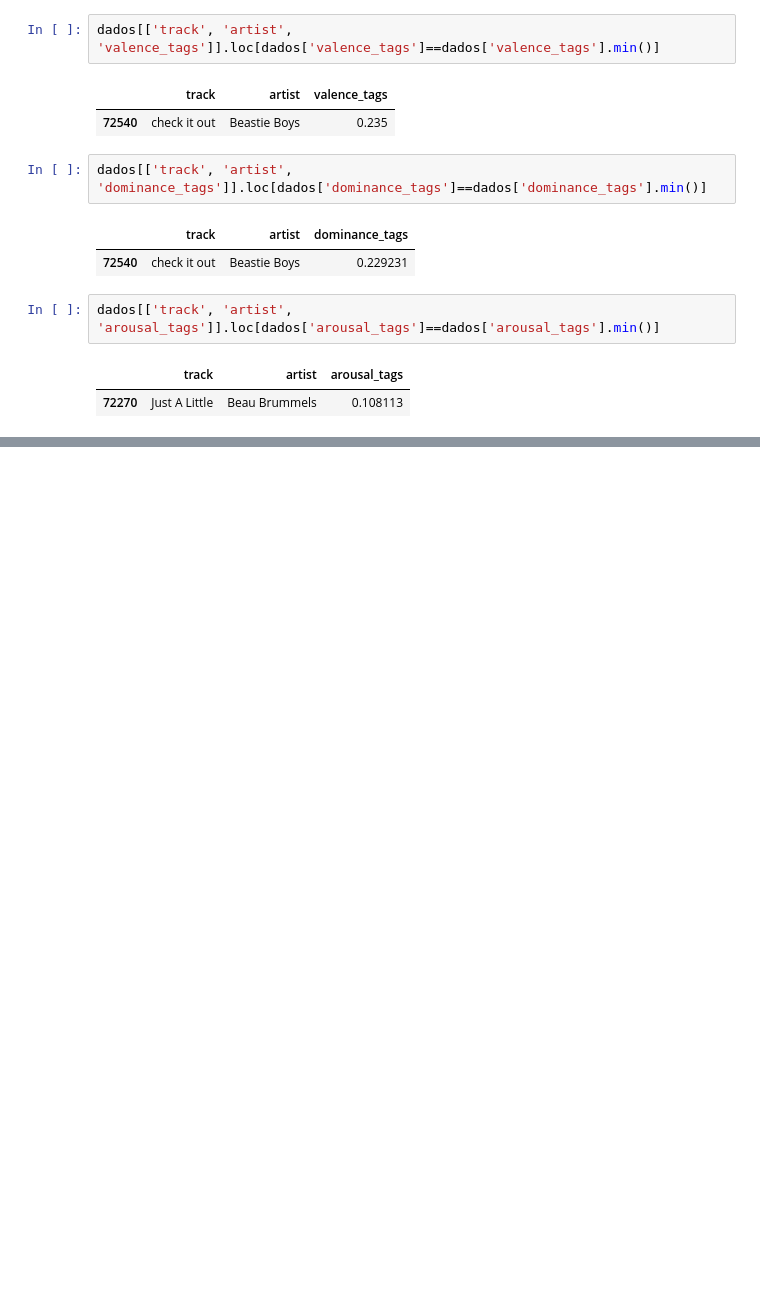
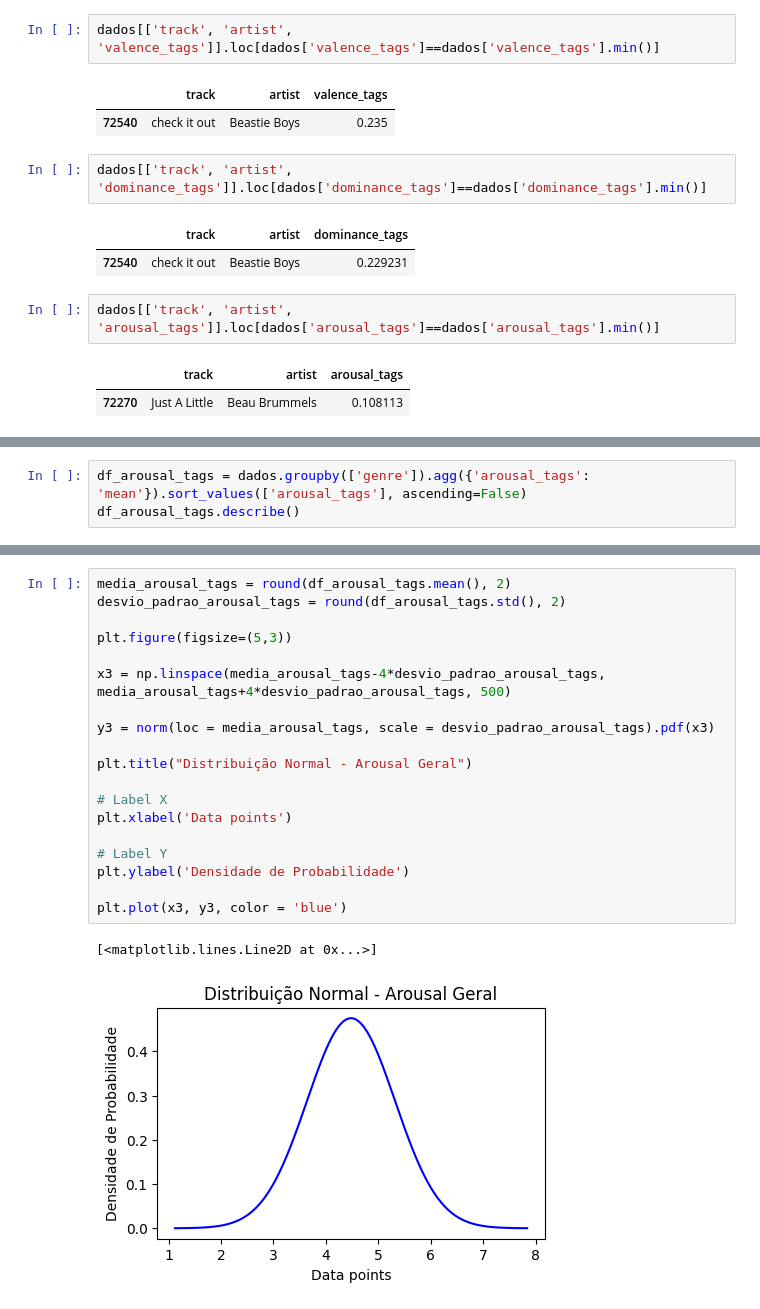
Before and after one commit to Texugo-928/EDA_Projeto_Sentimento_Musical, a Jupyter notebook: projeto-annaclara.ipynb, the cells around one changed output, grey strips where cells are left out. Cells and saved outputs as stored; diff of their text form; blank space fills up the shorter version.

```diff
--- a/projeto-annaclara.ipynb
+++ b/projeto-annaclara.ipynb
@@ -800,0 +872,3 @@ dados[['track', 'artist', 'arousal_tags']].loc[dados['arousal_tags']==dados['aro
+# %%
+df_arousal_tags = dados.groupby(['genre']).agg({'arousal_tags': 'mean'}).sort_values(['arousal_tags'], ascending=False)
+df_arousal_tags.describe()
@@ -800,0 +885,22 @@ dados[['track', 'artist', 'arousal_tags']].loc[dados['arousal_tags']==dados['aro
+# %%
+media_arousal_tags = round(df_arousal_tags.mean(), 2)
+desvio_padrao_arousal_tags = round(df_arousal_tags.std(), 2)
+
+plt.figure(figsize=(5,3))
+
+x3 = np.linspace(media_arousal_tags-4*desvio_padrao_arousal_tags, media_arousal_tags+4*desvio_padrao_arousal_tags, 500)
+
+y3 = norm(loc = media_arousal_tags, scale = desvio_padrao_arousal_tags).pdf(x3)
+
+plt.title("Distribuição Normal - Arousal Geral")
+
+# Label X
+plt.xlabel('Data points')
+
+# Label Y
+plt.ylabel('Densidade de Probabilidade')
+
+plt.plot(x3, y3, color = 'blue')
+# %% [output]
+[<matplotlib.lines.Line2D at 0x...>]
+[figure, added]
```
Also changed, not shown: parts of 29 cells of this notebook.
